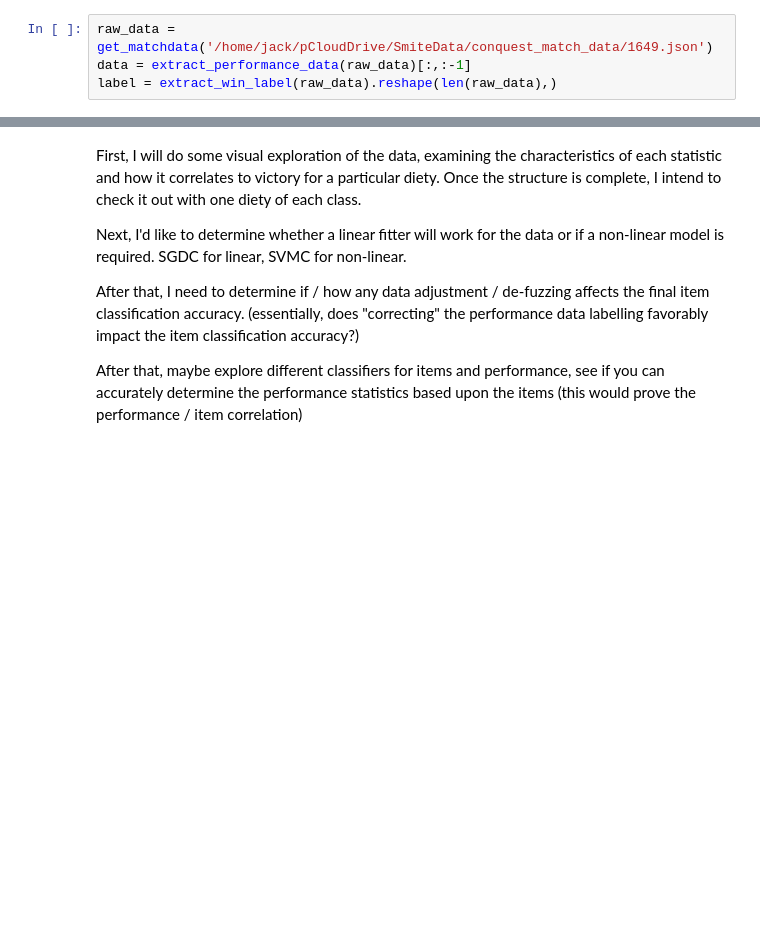
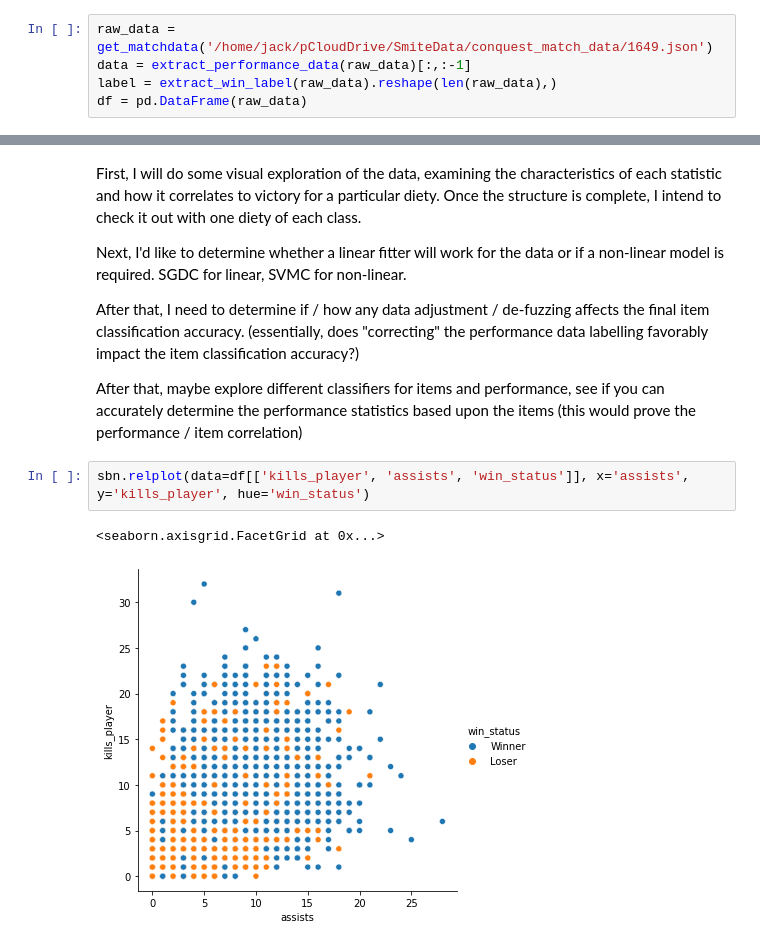
Before and after one commit to JackStillwell/SmiteBuilder, a Jupyter notebook: methodology.ipynb, the cells around one changed output, grey strips where cells are left out. Cells and saved outputs as stored; diff of their text form; blank space fills up the shorter version.

Commit message:
adding seaborn and pandas for easier visualization and data manipulation

```diff
--- a/methodology.ipynb
+++ b/methodology.ipynb
@@ -16,3 +18,4 @@ import matplotlib.pyplot as plt
 raw_data = get_matchdata('/home/jack/pCloudDrive/SmiteData/conquest_match_data/1649.json')
 data = extract_performance_data(raw_data)[:,:-1]
 label = extract_win_label(raw_data).reshape(len(raw_data),)
+df = pd.DataFrame(raw_data)
@@ -109,3 +123,8 @@ Next, I'd like to determine whether a linear fitter will work for the data or if
 After that, I need to determine if / how any data adjustment / de-fuzzing affects the final item classification accuracy. (essentially, does "correcting" the performance data labelling favorably impact the item classification accuracy?)
 
 After that, maybe explore different classifiers for items and performance, see if you can accurately determine the performance statistics based upon the items (this would prove the performance / item correlation)
+# %%
+sbn.relplot(data=df[['kills_player', 'assists', 'win_status']], x='assists', y='kills_player', hue='win_status')
+# %% [output]
+<seaborn.axisgrid.FacetGrid at 0x...>
+[figure, added]
```
Also changed, not shown: parts of 3 cells of this notebook.
